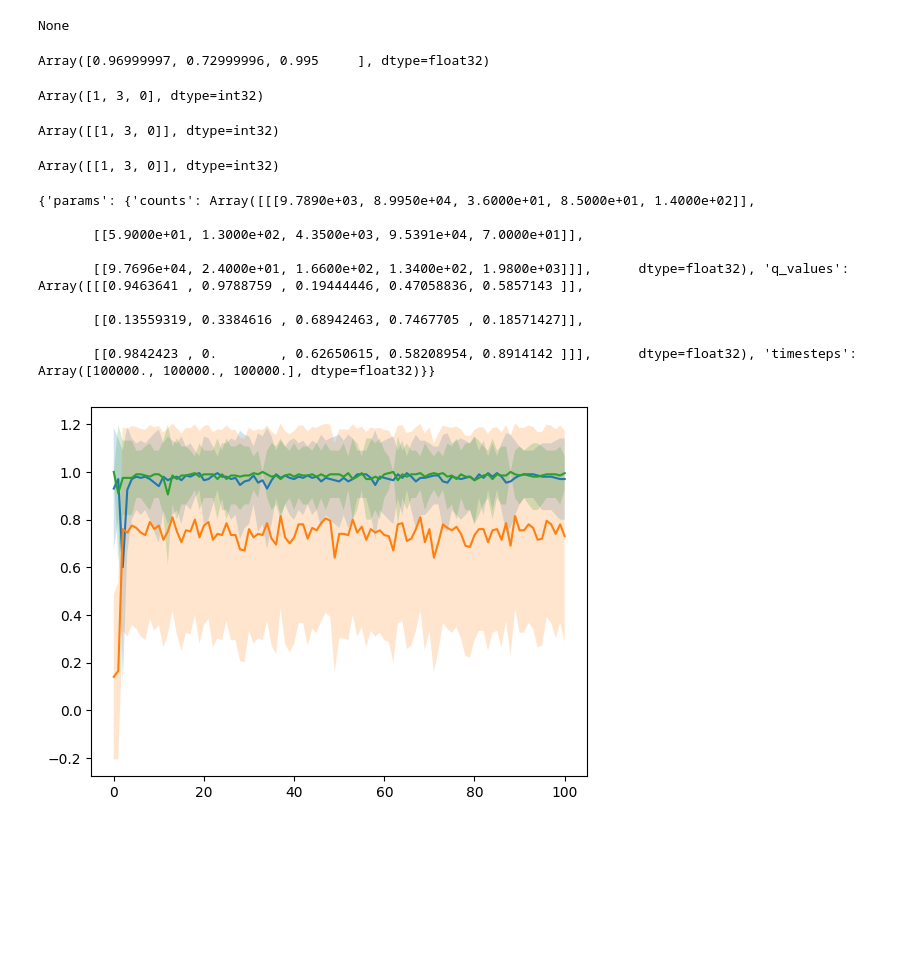
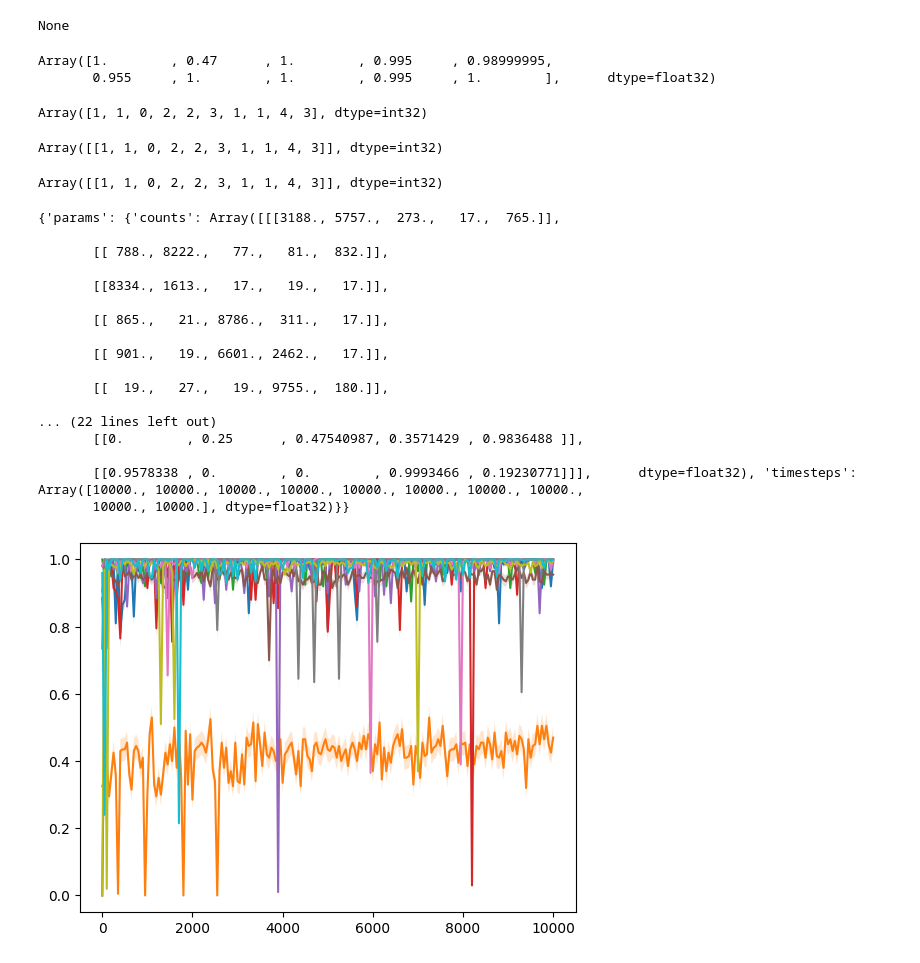
Before and after one commit to chanb/rejax, a Jupyter notebook: train_bandit.ipynb, the cells around one changed output. Cells and saved outputs as stored; diff of their text form; code cells hidden in the pictures; blank space fills up the shorter version.

```diff
--- a/train_bandit.ipynb
+++ b/train_bandit.ipynb
@@ -31,7 +34,7 @@ config
 env = BernoulliBandit()
 config["env"] = env
 
-env_params = jax.random.uniform(key, shape=(num_seeds, num_arms))
+env_params = jax.random.beta(key, a=0.2, b=0.2, shape=(num_seeds, num_arms))
 
 algo_cls = get_algo(algo_name)
 algo = jax.vmap(
@@ -73,40 +89,47 @@ None
 # %%
 jax.vmap(lambda x: jax.numpy.mean(x, axis=-1)[-1])(returns)
 # %% [output]
-Array([0.96999997, 0.72999996, 0.995     ], dtype=float32)
+Array([1.        , 0.47      , 1.        , 0.995     , 0.98999995,
+       0.955     , 1.        , 1.        , 0.995     , 1.        ],      dtype=float32)
 # %%
 np.argmax(env_params, axis=-1)
 # %% [output]
-Array([1, 3, 0], dtype=int32)
+Array([1, 1, 0, 2, 2, 3, 1, 1, 4, 3], dtype=int32)
 # %%
 np.argmax(ts.agent_ts.params["params"]["counts"], axis=-1).T
 # %% [output]
-Array([[1, 3, 0]], dtype=int32)
+Array([[1, 1, 0, 2, 2, 3, 1, 1, 4, 3]], dtype=int32)
 # %%
 np.argmax(ts.agent_ts.params["params"]["q_values"], axis=-1).T
 # %% [output]
-Array([[1, 3, 0]], dtype=int32)
+Array([[1, 1, 0, 2, 2, 3, 1, 1, 4, 3]], dtype=int32)
 # %%
 jax.debug.print("{x}", x=ts.agent_ts.params)
 # %% [output]
-{'params': {'counts': Array([[[9.7890e+03, 8.9950e+04, 3.6000e+01, 8.5000e+01, 1.4000e+02]],
+{'params': {'counts': Array([[[3188., 5757.,  273.,   17.,  765.]],
 
-       [[5.9000e+01, 1.3000e+02, 4.3500e+03, 9.5391e+04, 7.0000e+01]],
+       [[ 788., 8222.,   77.,   81.,  832.]],
 
-       [[9.7696e+04, 2.4000e+01, 1.6600e+02, 1.3400e+02, 1.9800e+03]]],      dtype=float32), 'q_values': Array([[[0.9463641 , 0.9788759 , 0.19444446, 0.47058836, 0.5857143 ]],
+       [[8334., 1613.,   17.,   19.,   17.]],
 
-       [[0.13559319, 0.3384616 , 0.68942463, 0.7467705 , 0.18571427]],
+       [[ 865.,   21., 8786.,  311.,   17.]],
 
-       [[0.9842423 , 0.        , 0.62650615, 0.58208954, 0.8914142 ]]],      dtype=float32), 'timesteps': Array([100000., 100000., 100000.], dtype=float32)}}
+       [[ 901.,   19., 6601., 2462.,   17.]],
+
+       [[  19.,   27.,   19., 9755.,  180.]],
+
+... (22 lines left out)
+       [[0.        , 0.25      , 0.47540987, 0.3571429 , 0.9836488 ]],
+
+       [[0.9578338 , 0.        , 0.        , 0.9993466 , 0.19230771]]],      dtype=float32), 'timesteps': Array([10000., 10000., 10000., 10000., 10000., 10000., 10000., 10000.,
+       10000., 10000.], dtype=float32)}}
 # %%
-import matplotlib.pyplot as plt
-
 for env_returns in returns:
-    xrange = np.arange(len(env_returns))
+    xrange = np.arange(len(env_returns)) * config["eval_freq"]
     mean = np.mean(env_returns, axis=-1)
-    std = np.std(env_returns, axis=-1)
+    std = np.std(env_returns, axis=-1) / np.sqrt(env_returns.shape[-1])
     plt.plot(xrange, mean)
     plt.fill_between(xrange, mean - std, mean + std, alpha=0.2)
 plt.show()
 # %% [output]
-[figure, old version]
+[figure, new version]
```
Also changed, not shown: parts of 5 cells of this notebook, 3 other files.
